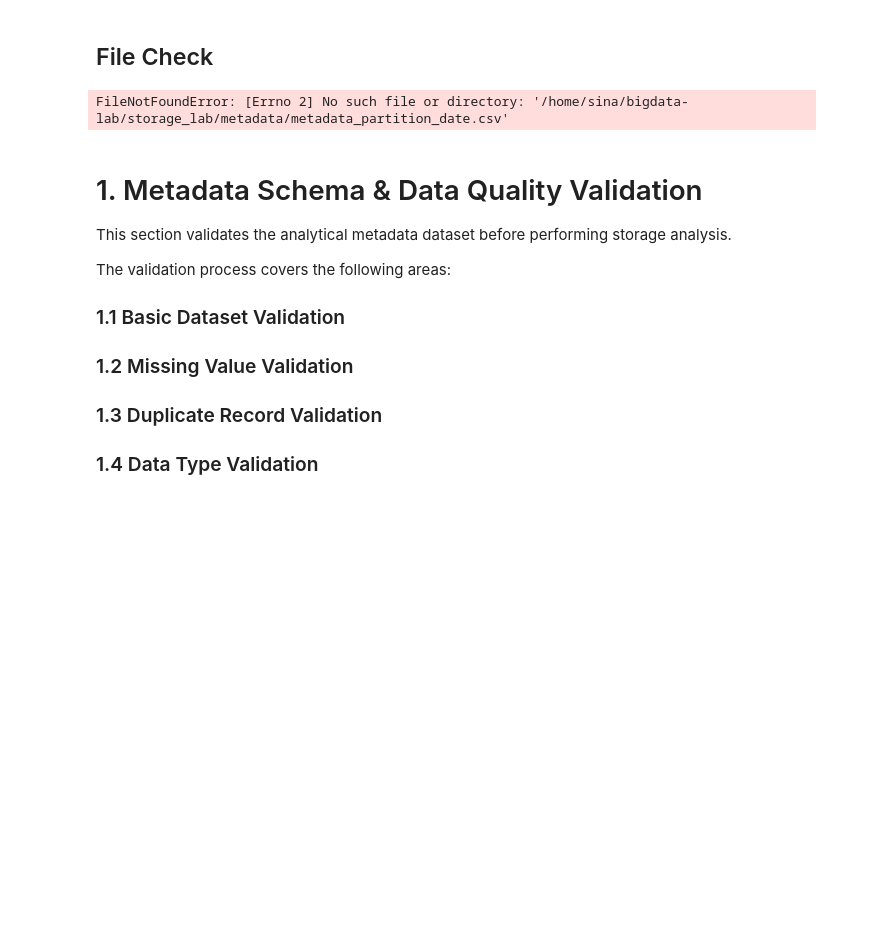
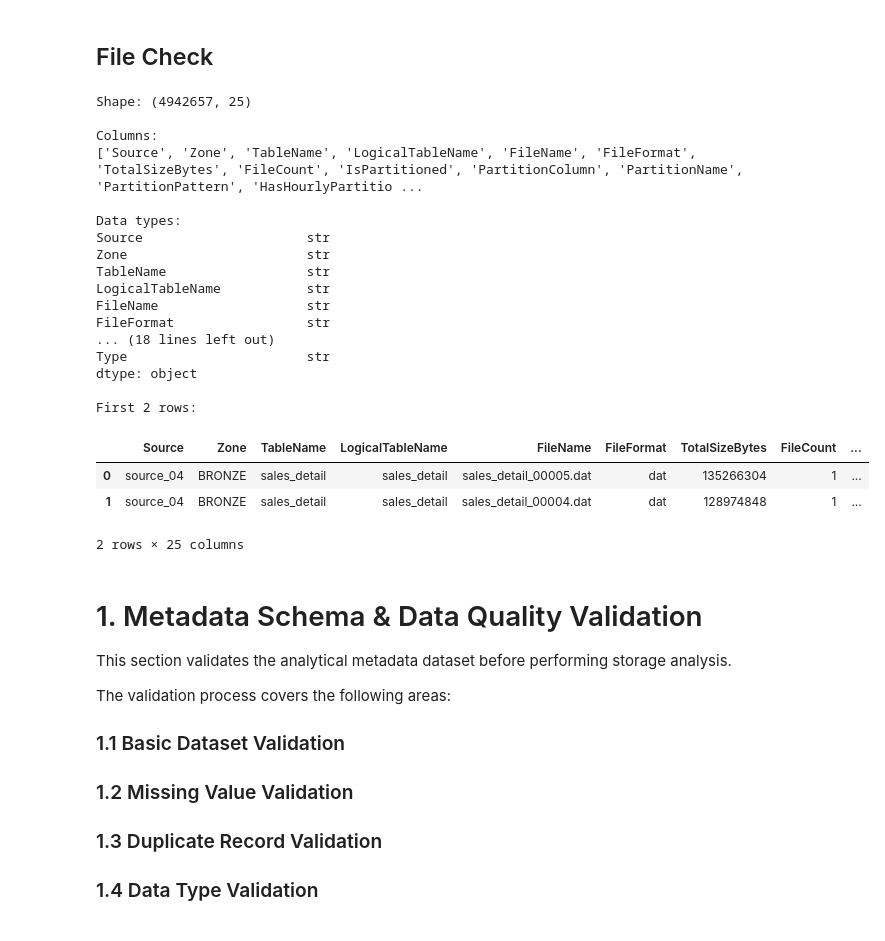
Before and after one commit to sinanaderi88/big-data-storage-management, a Jupyter notebook: analysis/01_metadata_validation.ipynb, the cells around one changed output. Saved outputs shown, nothing was run; the diff lists cells and outputs as text; code cells hidden in the pictures; blank space fills up the shorter version.

```diff
--- a/analysis/01_metadata_validation.ipynb
+++ b/analysis/01_metadata_validation.ipynb
@@ -37,9 +37,7 @@ Created: /home/sina/bigdata-lab/storage_lab/scripts/convert_metadata_to_parquet.
 import pandas as pd
 
 df = pd.read_csv(
-    "/home/sina/bigdata-lab/storage_lab/metadata/metadata_partition_date.csv",
+    "/home/sina/bigdata-lab/storage_lab/metadata/metadata_clean.csv",
     low_memory=False,
     parse_dates=["ModificationTimestamp"]
 )
-# %% [output]
-FileNotFoundError: [Errno 2] No such file or directory: '/home/sina/bigdata-lab/storage_lab/metadata/metadata_partition_date.csv'
@@ -46,19 +50,41 @@ FileNotFoundError: [Errno 2] No such file or directory: '/home/sina/bigdata-lab/
 # %%
 import pandas as pd
 
-file = "/home/sina/bigdata-lab/storage_lab/metadata/metadata_partition_date.parquet"
+file = "/home/sina/bigdata-lab/storage_lab/metadata/metadata_clean.parquet"
 
 df = pd.read_parquet(file)
 
 print("Shape:", df.shape)
 print("\nColumns:")
 print(df.columns.tolist())
 
 print("\nData types:")
 print(df.dtypes)
 
 print("\nFirst 2 rows:")
 display(df.head(2))
+# %% [output]
+Shape: (4942657, 25)
+
+Columns:
+['Source', 'Zone', 'TableName', 'LogicalTableName', 'FileName', 'FileFormat', 'TotalSizeBytes', 'FileCount', 'IsPartitioned', 'PartitionColumn', 'PartitionName', 'PartitionPattern', 'HasHourlyPartitio ...
+
+Data types:
+Source                     str
+Zone                       str
+TableName                  str
+LogicalTableName           str
+FileName                   str
+FileFormat                 str
+... (18 lines left out)
+Type                       str
+dtype: object
+
+First 2 rows:
+|  | Source | Zone | TableName | LogicalTableName | FileName | FileFormat | TotalSizeBytes | FileCount | ... |
+| 0 | source_04 | BRONZE | sales_detail | sales_detail | sales_detail_00005.dat | dat | 135266304 | 1 | ... |
+| 1 | source_04 | BRONZE | sales_detail | sales_detail | sales_detail_00004.dat | dat | 128974848 | 1 | ... |
+2 rows × 25 columns
 # %% [markdown]
 # 1. Metadata Schema & Data Quality Validation
 
```
Also changed, not shown: parts of 14 cells of this notebook, 2 other files.
